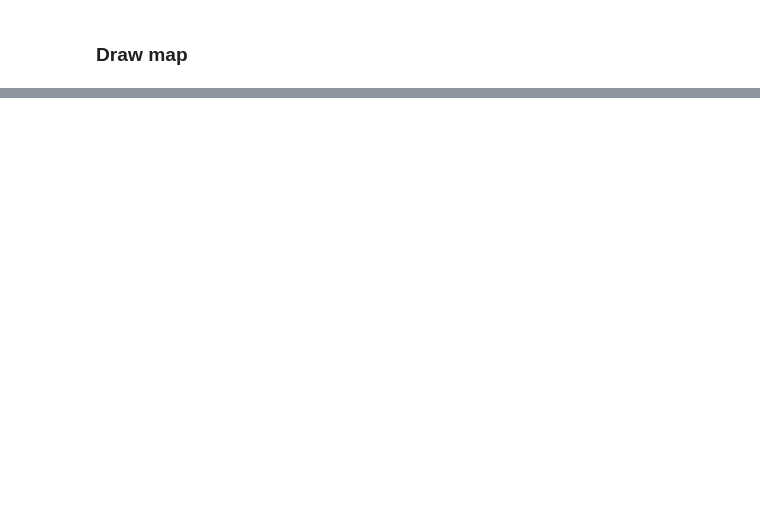
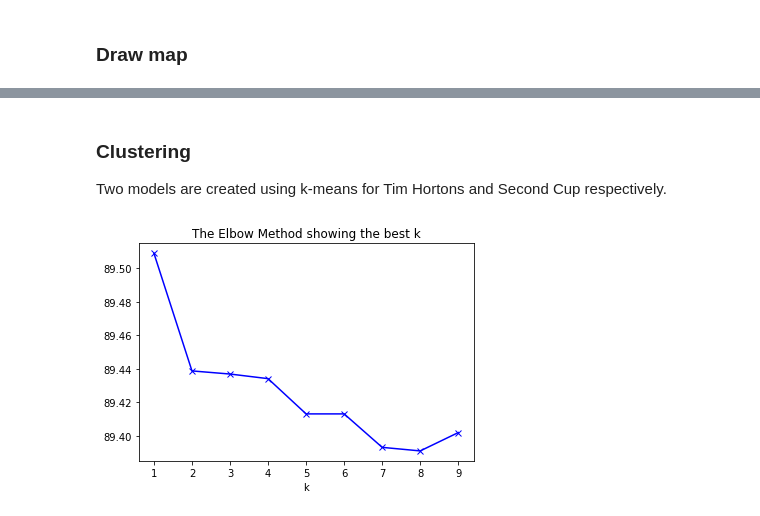
Before and after one commit to Jssssss/ADSC, a Jupyter notebook: ADSC_final.ipynb, the cells around one changed output, grey strips where cells are left out. Saved outputs shown, nothing was run; the diff lists cells and outputs as text; code cells hidden in the pictures; blank space fills up the shorter version.

```diff
--- a/ADSC_final.ipynb
+++ b/ADSC_final.ipynb
@@ -134,0 +173,3 @@ sc.head()
+# %%
+sc = get_zipcode(sc)
+sc = get_neighborhood(sc)
@@ -134,0 +178,3 @@ sc.head()
+# %%
+th = get_zipcode(th)
+th = get_neighborhood(th)
@@ -134,0 +213,10 @@ sc.head()
+# %%
+nb = list(set(th.iloc[:, 13].values.tolist() + sc.iloc[:, 13].values.tolist()))
+df = pd.DataFrame(columns=['Neighborhood', 'TimHortons', 'SecondCup'])
+df.Neighborhood = nb
+
+for idx in range(0, len(nb)):
+    df.iloc[idx, 1] = th[th.iloc[:, 13]==df.iloc[idx, 0]].iloc[:, 13].count()
+    df.iloc[idx, 2] = sc[sc.iloc[:, 13]==df.iloc[idx, 0]].iloc[:, 13].count()
+
+df.sort_values('Neighborhood')
@@ -158,0 +268,23 @@ mymap
+# %% [markdown]
+### Clustering
+Two models are created using k-means for Tim Hortons and Second Cup respectively.
+# %%
+# Define a method to calculate the best number of clusters
+def best_k(X):
+    line = []
+    for k in range(1, 10):
+        km = KMeans(n_clusters = k, random_state=0).fit(X)
+        labels = km.labels_
+        center = km.cluster_centers_
+        line.append(sum(np.min(cdist(df.iloc[:, 1:3], center, 'euclidean'), axis=1)) / df.shape[0])
+
+    plt.plot(list(range(1, 10)), line, 'bx-')
+    plt.xlabel('k')
+    plt.title('The Elbow Method showing the best k')
+    plt.show()
+# %%
+# Cluster Tim Hortons
+X_th = th.iloc[:, [11, 12]]
+best_k(X_th)
+# %% [output]
+[figure, added]
```
Also changed, not shown: parts of 19 cells of this notebook, 1 other file.
